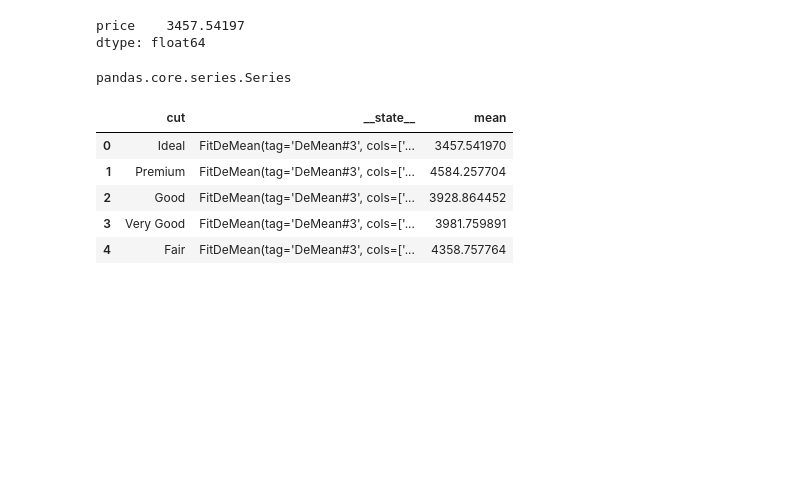
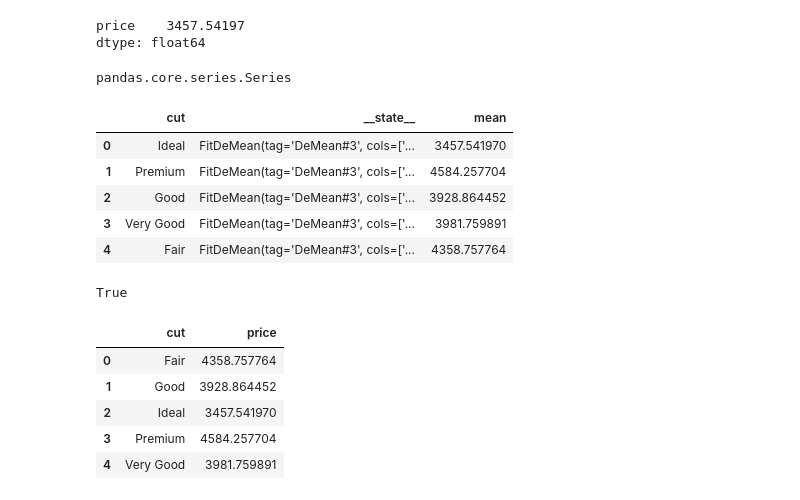
Before and after one commit to jaronowitz/frankenfit, a Jupyter notebook: notebooks/Dev-5-GroupBy.ipynb, the cells around one changed output. Cells and saved outputs as stored; diff of their text form; code cells hidden in the pictures; blank space fills up the shorter version.

```diff
--- a/notebooks/Dev-5-GroupBy.ipynb
+++ b/notebooks/Dev-5-GroupBy.ipynb
@@ -273,3 +273,11 @@ pip_fit.find_by_tag("GroupBy#3").state().assign(
 | 2 | Good | FitDeMean(tag='DeMean#3', cols=['... | 3928.864452 |
 | 3 | Very Good | FitDeMean(tag='DeMean#3', cols=['... | 3981.759891 |
 | 4 | Fair | FitDeMean(tag='DeMean#3', cols=['... | 4358.757764 |
+# %%
+pip = (
+    ff.Pipeline()
+    #.group_by("cut", fitting_schedule=ff.fit_group_on_all_other_groups)
+    .group_by("cut")
+        .stateless_lambda(lambda df: df[["price"]].mean())
+)
+result = pip.fit_and_apply(df).set_index('cut').sort_index().reset_index()#.sort_values('cut')
@@ -275,0 +286,13 @@ pip_fit.find_by_tag("GroupBy#3").state().assign(
+# %%
+result.equals(target)
+# %% [output]
+True
+# %%
+result
+# %% [output]
+|  | cut | price |
+| 0 | Fair | 4358.757764 |
+| 1 | Good | 3928.864452 |
+| 2 | Ideal | 3457.541970 |
+| 3 | Premium | 4584.257704 |
+| 4 | Very Good | 3981.759891 |
```
Also changed, not shown: parts of 6 cells of this notebook, 1 other file.
